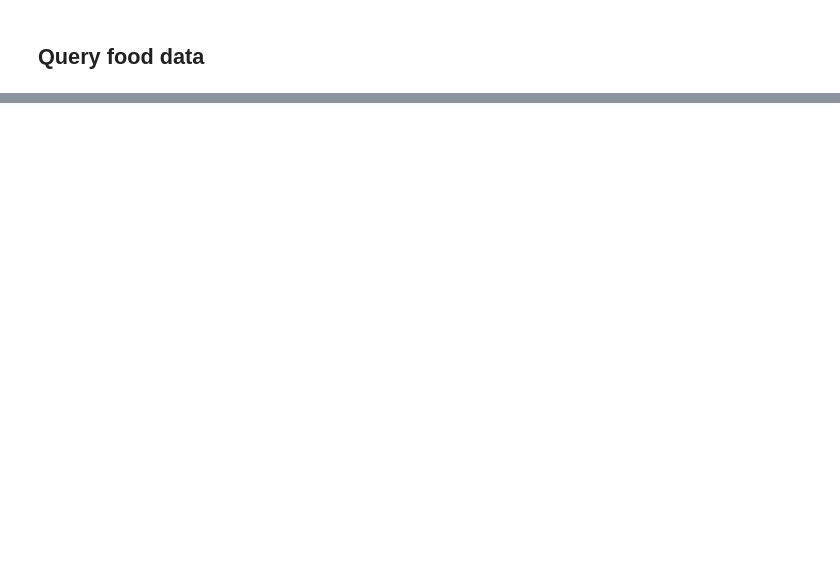
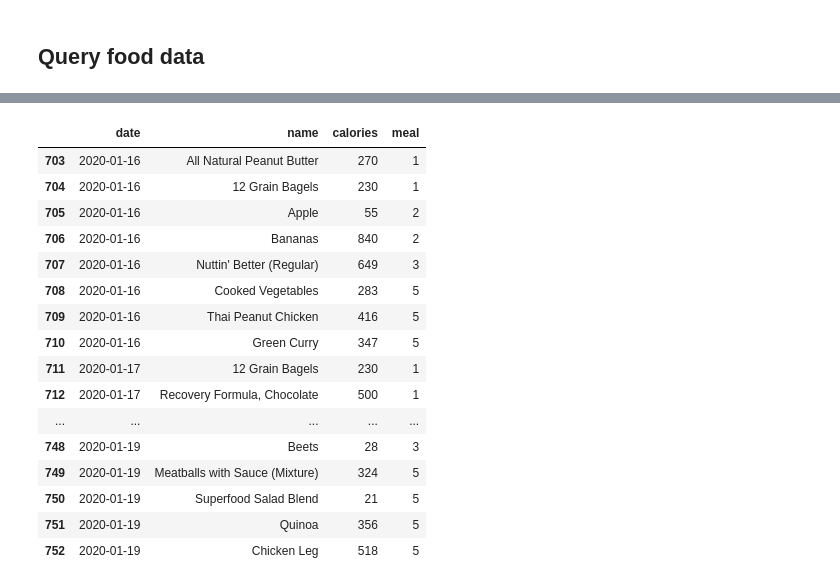
Before and after one commit to hnagib/Fitbit-Analytics, a Jupyter notebook: notebooks/hn-food-data.ipynb, the cells around one changed output, grey strips where cells are left out. Saved outputs shown, nothing was run; the diff lists cells and outputs as text; code cells hidden in the pictures; blank space fills up the shorter version.

```diff
--- a/notebooks/hn-food-data.ipynb
+++ b/notebooks/hn-food-data.ipynb
@@ -111,3 +182,23 @@ plotutils.top_food_plot(df_top_foods.head(50))
 # %% [output]
 [interactive output not drawn]
 [interactive output not drawn]
+# %%
+df_foods.tail(50)
+# %% [output]
+|  | date | name | calories | meal |
+| 703 | 2020-01-16 | All Natural Peanut Butter | 270 | 1 |
+| 704 | 2020-01-16 | 12 Grain Bagels | 230 | 1 |
+| 705 | 2020-01-16 | Apple | 55 | 2 |
+| 706 | 2020-01-16 | Bananas | 840 | 2 |
+| 707 | 2020-01-16 | Nuttin' Better (Regular) | 649 | 3 |
+| 708 | 2020-01-16 | Cooked Vegetables | 283 | 5 |
+| 709 | 2020-01-16 | Thai Peanut Chicken | 416 | 5 |
+| 710 | 2020-01-16 | Green Curry | 347 | 5 |
+| 711 | 2020-01-17 | 12 Grain Bagels | 230 | 1 |
+| 712 | 2020-01-17 | Recovery Formula, Chocolate | 500 | 1 |
+| ... | ... | ... | ... | ... |
+| 748 | 2020-01-19 | Beets | 28 | 3 |
+| 749 | 2020-01-19 | Meatballs with Sauce (Mixture) | 324 | 5 |
+| 750 | 2020-01-19 | Superfood Salad Blend | 21 | 5 |
+| 751 | 2020-01-19 | Quinoa | 356 | 5 |
+| 752 | 2020-01-19 | Chicken Leg | 518 | 5 |
```
Also changed, not shown: parts of 16 cells of this notebook, 1 other file.
